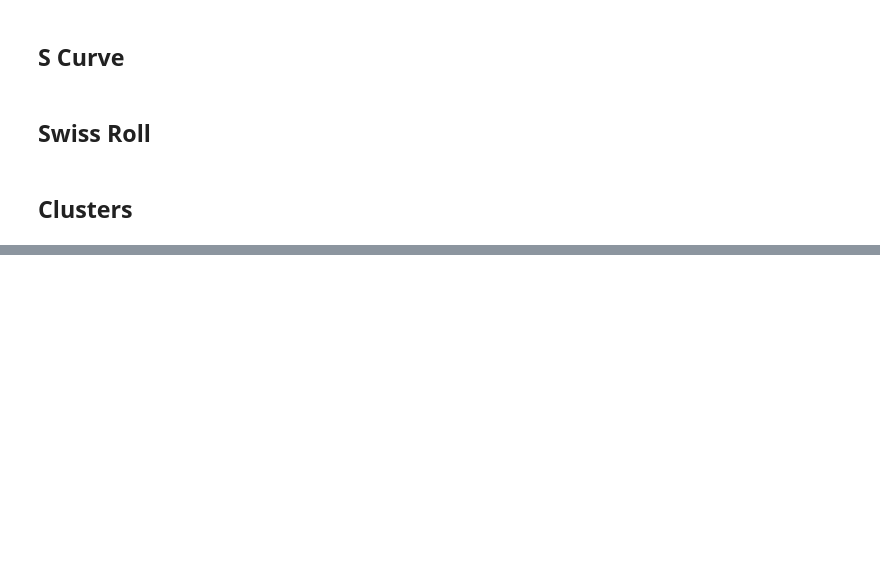
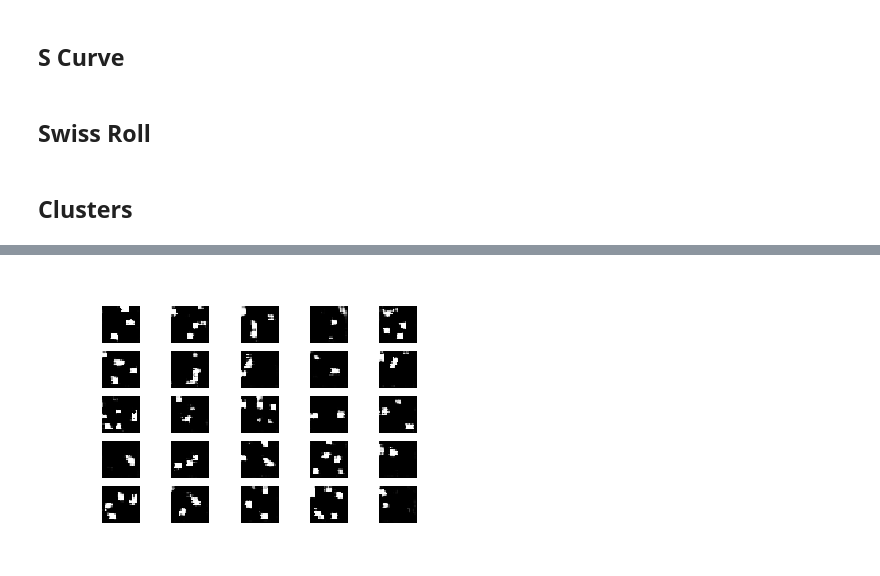
Before and after one commit to amitrege/Pro-GANS, a Jupyter notebook: Data-Generation.ipynb, the cells around one changed output, grey strips where cells are left out. Saved outputs shown, nothing was run; the diff lists cells and outputs as text; code cells hidden in the pictures; blank space fills up the shorter version.

```diff
--- a/Data-Generation.ipynb
+++ b/Data-Generation.ipynb
@@ -460,4 +478,6 @@ Use tf.cast instead.
 !rm images/*
 # %%
 from IPython.display import Image
-Image(filename='test.png')
+Image(filename='images/mnist_1000.png')
+# %% [output]
+[figure, added]
```
Also changed, not shown: parts of 3 cells of this notebook.
